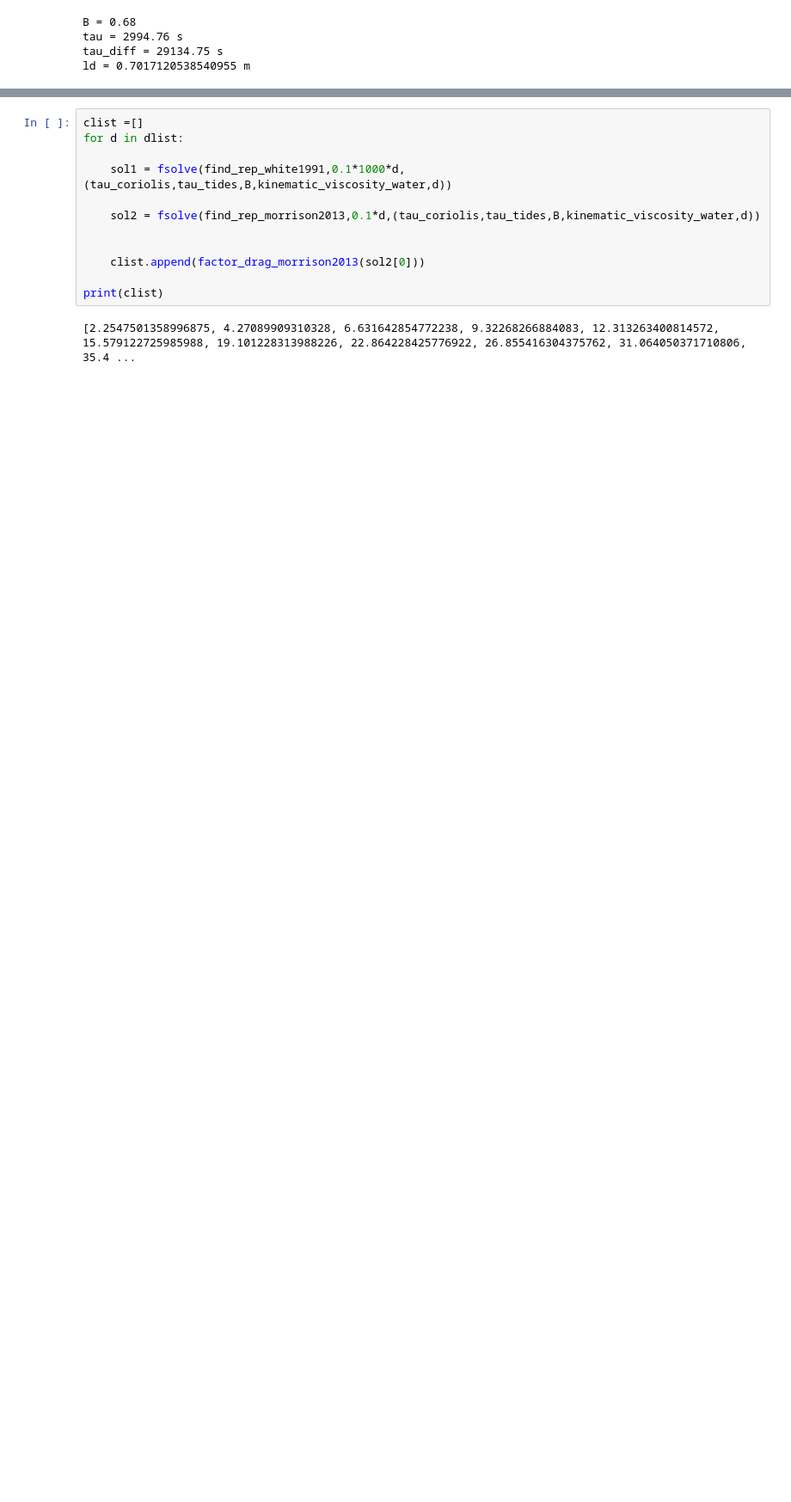
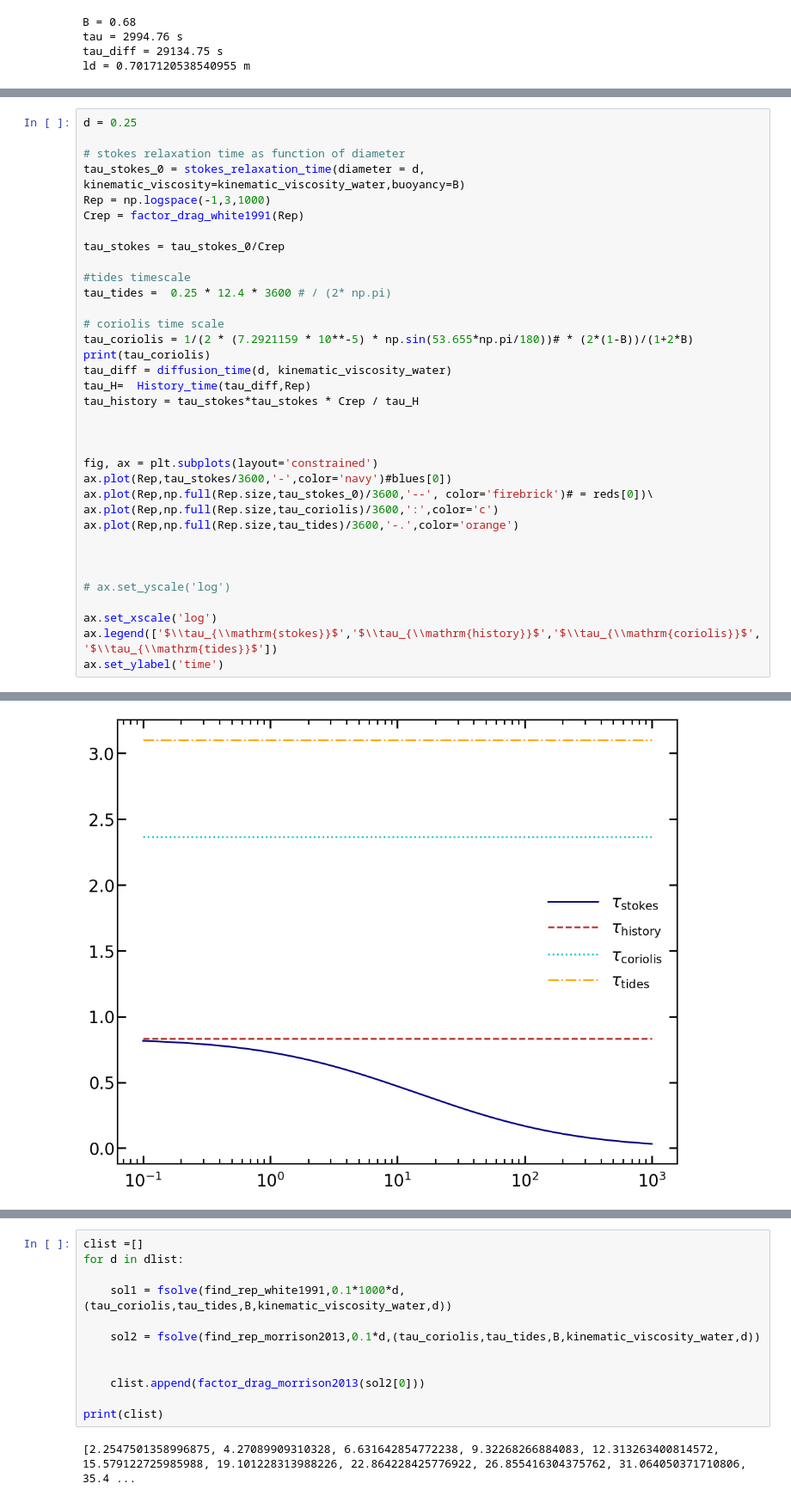
Before and after one commit to Parcels-code/Maxey_Riley_advection, a Jupyter notebook: simulations/stokes_drifters_settings.ipynb, the cells around one changed output, grey strips where cells are left out. Shown at 86% size. Drawn from its saved outputs; the diff is of its cells as text; blank space fills up the shorter version.

```diff
--- a/simulations/stokes_drifters_settings.ipynb
+++ b/simulations/stokes_drifters_settings.ipynb
@@ -102,0 +240,36 @@ Text(0, 0.5, 'time [s]')
+# %%
+d = 0.25
+
+# stokes relaxation time as function of diameter
+tau_stokes_0 = stokes_relaxation_time(diameter = d, kinematic_viscosity=kinematic_viscosity_water,buoyancy=B)
+Rep = np.logspace(-1,3,1000)
+Crep = factor_drag_white1991(Rep)
+
+tau_stokes = tau_stokes_0/Crep
+
+#tides timescale
+tau_tides =  0.25 * 12.4 * 3600 # / (2* np.pi)
+
+# coriolis time scale
+tau_coriolis = 1/(2 * (7.2921159 * 10**-5) * np.sin(53.655*np.pi/180))# * (2*(1-B))/(1+2*B)
+print(tau_coriolis)
+tau_diff = diffusion_time(d, kinematic_viscosity_water)
+tau_H=  History_time(tau_diff,Rep)
+tau_history = tau_stokes*tau_stokes * Crep / tau_H
+
+
+
+fig, ax = plt.subplots(layout='constrained')
+ax.plot(Rep,tau_stokes/3600,'-',color='navy')#blues[0])
+ax.plot(Rep,np.full(Rep.size,tau_stokes_0)/3600,'--', color='firebrick')# = reds[0])\
+ax.plot(Rep,np.full(Rep.size,tau_coriolis)/3600,':',color='c')
+ax.plot(Rep,np.full(Rep.size,tau_tides)/3600,'-.',color='orange')
+
+
+
+# ax.set_yscale('log')
+
+ax.set_xscale('log')
+ax.legend(['$\\tau_{\\mathrm{stokes}}$','$\\tau_{\\mathrm{history}}$','$\\tau_{\\mathrm{coriolis}}$','$\\tau_{\\mathrm{tides}}$'])
+ax.set_ylabel('time')
+# %% [output]
@@ -102,0 +278 @@ Text(0, 0.5, 'time [s]')
+[figure, added]
```
Also changed, not shown: parts of 7 cells of this notebook.
